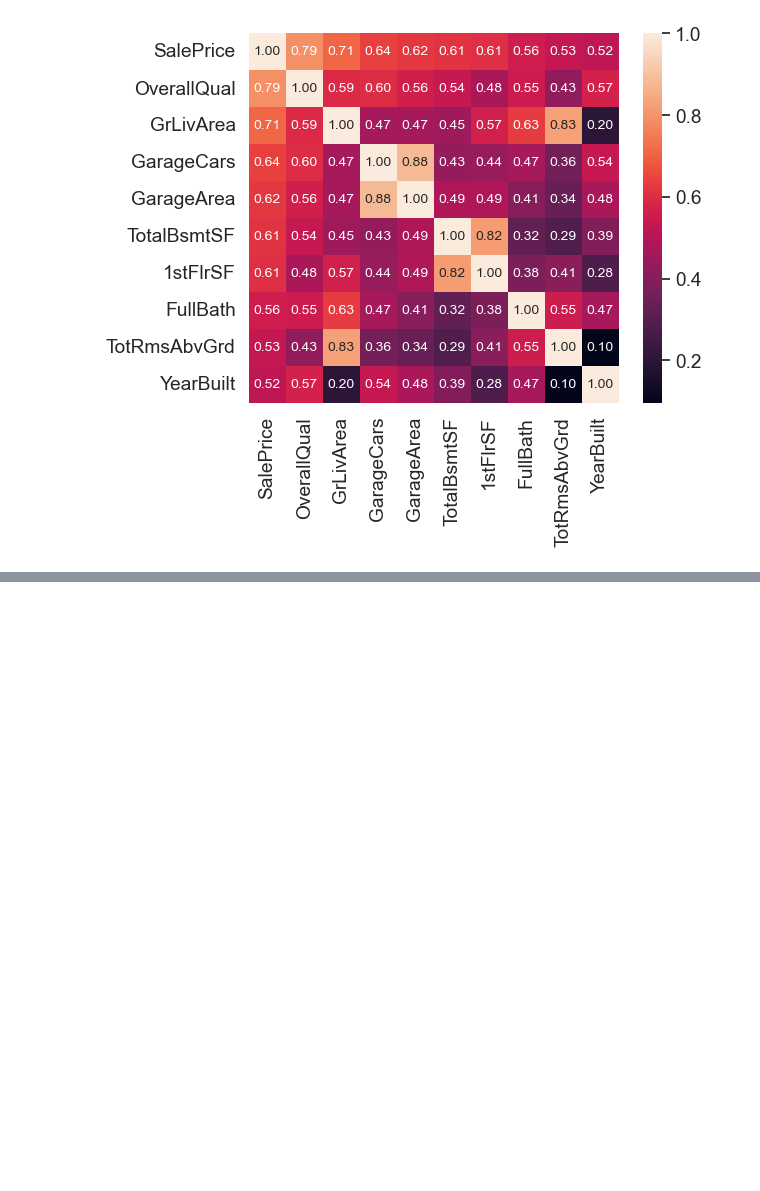
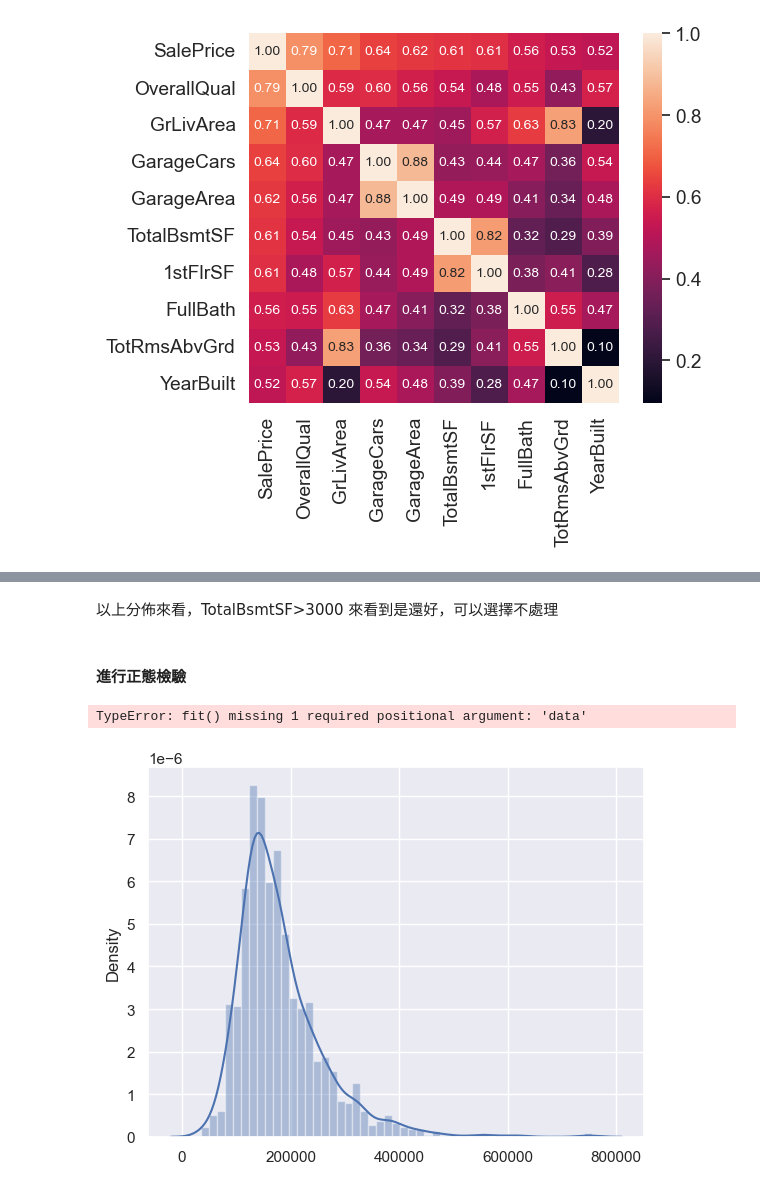
Before and after one commit to Ricky7737/DataAnalysisAndLearning, a Jupyter notebook: Kaggle資料練習/1.HousePricePredict/練習預測/1-DataPreprocessing-practice2.ipynb, the cells around one changed output, grey strips where cells are left out. Saved outputs shown, nothing was run; the diff lists cells and outputs as text; code cells hidden in the pictures; blank space fills up the shorter version.

```diff
--- a/Kaggle資料練習/1.HousePricePredict/練習預測/1-DataPreprocessing-practice2.ipynb
+++ b/Kaggle資料練習/1.HousePricePredict/練習預測/1-DataPreprocessing-practice2.ipynb
@@ -187,0 +321,10 @@ plt.show()
+# %% [markdown]
+以上分佈來看，TotalBsmtSF>3000 來看到是還好，可以選擇不處理
+# %% [markdown]
+#### 進行正態檢驗
+# %%
+# 繪製 'SalePrice' 資料分佈
+sns.distplot(df_train['SalePrice'], fit=norm)
+# %% [output]
+TypeError: fit() missing 1 required positional argument: 'data'
+[figure, added]
```
Also changed, not shown: parts of 22 cells of this notebook.
